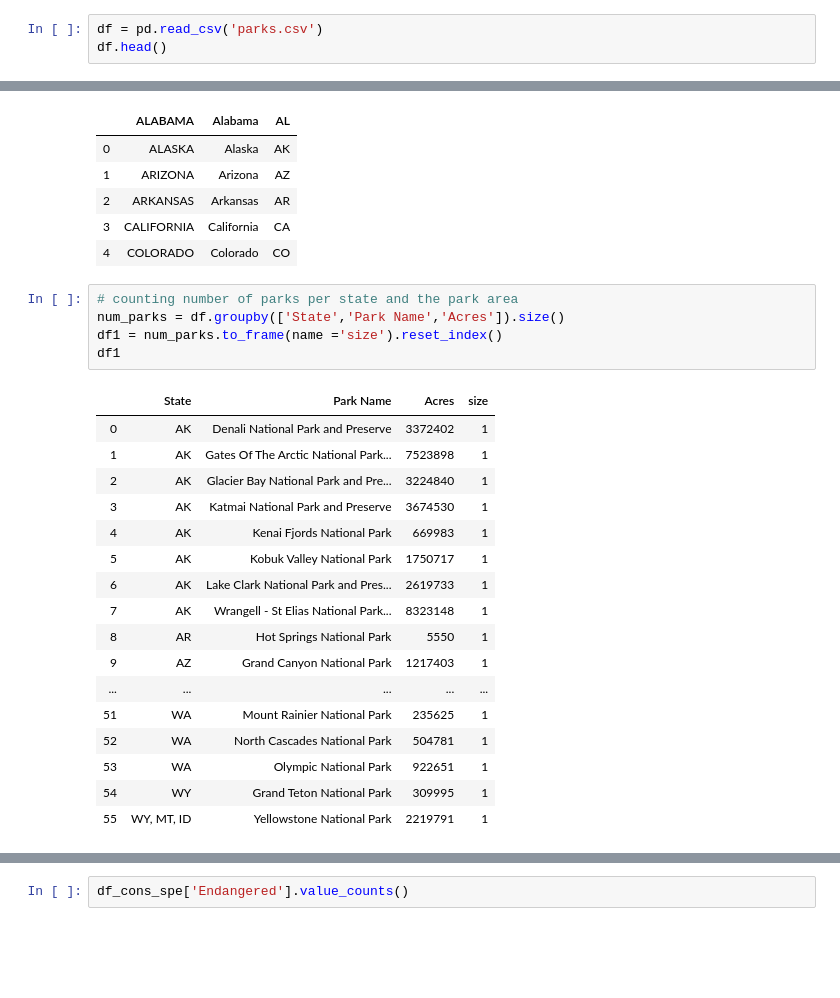
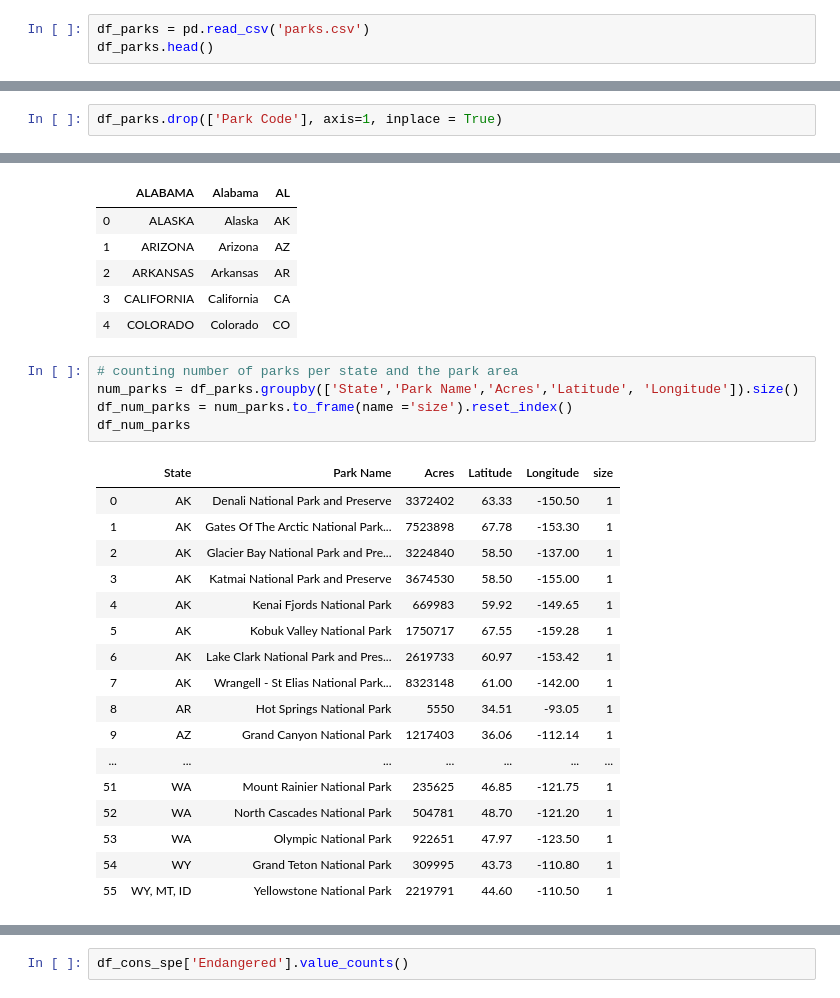
Before and after one commit to ThoaShook/project8, a Jupyter notebook: Park_Diversity.ipynb, the cells around one changed output, grey strips where cells are left out. Saved outputs shown, nothing was run; the diff lists cells and outputs as text; blank space fills up the shorter version.

```diff
--- a/Park_Diversity.ipynb
+++ b/Park_Diversity.ipynb
@@ -8,8 +8,8 @@ sns.set(style="darkgrid")
 import warnings
 warnings.simplefilter("ignore")
 # %%
-df = pd.read_csv('parks.csv')
-df.head()
+df_parks = pd.read_csv('parks.csv')
+df_parks.head()
 # %% [output]
 |  | Park Code | Park Name | State | Acres | Latitude | Longitude |
 | 0 | ACAD | Acadia National Park | ME | 47390 | 44.35 | -68.21 |
@@ -31,6 +31,8 @@ Latitude     56 non-null float64
 Longitude    56 non-null float64
 dtypes: float64(2), int64(1), object(3)
 memory usage: 2.8+ KB
+# %%
+df_parks.drop(['Park Code'], axis=1, inplace = True)
 # %%
 df_states = pd.read_csv('us_states.csv')
 df_states.head()
@@ -43,27 +45,27 @@ df_states.head()
 | 4 | COLORADO | Colorado | CO |
 # %%
 # counting number of parks per state and the park area
-num_parks = df.groupby(['State','Park Name','Acres']).size()
-df1 = num_parks.to_frame(name ='size').reset_index()
-df1
+num_parks = df_parks.groupby(['State','Park Name','Acres','Latitude', 'Longitude']).size()
+df_num_parks = num_parks.to_frame(name ='size').reset_index()
+df_num_parks
 # %% [output]
-|  | State | Park Name | Acres | size |
-| 0 | AK | Denali National Park and Preserve | 3372402 | 1 |
-| 1 | AK | Gates Of The Arctic National Park... | 7523898 | 1 |
-| 2 | AK | Glacier Bay National Park and Pre... | 3224840 | 1 |
-| 3 | AK | Katmai National Park and Preserve | 3674530 | 1 |
-| 4 | AK | Kenai Fjords National Park | 669983 | 1 |
-| 5 | AK | Kobuk Valley National Park | 1750717 | 1 |
-| 6 | AK | Lake Clark National Park and Pres... | 2619733 | 1 |
-| 7 | AK | Wrangell - St Elias National Park... | 8323148 | 1 |
-| 8 | AR | Hot Springs National Park | 5550 | 1 |
-| 9 | AZ | Grand Canyon National Park | 1217403 | 1 |
-| ... | ... | ... | ... | ... |
-| 51 | WA | Mount Rainier National Park | 235625 | 1 |
-| 52 | WA | North Cascades National Park | 504781 | 1 |
-| 53 | WA | Olympic National Park | 922651 | 1 |
-| 54 | WY | Grand Teton National Park | 309995 | 1 |
-| 55 | WY, MT, ID | Yellowstone National Park | 2219791 | 1 |
+|  | State | Park Name | Acres | Latitude | Longitude | size |
+| 0 | AK | Denali National Park and Preserve | 3372402 | 63.33 | -150.50 | 1 |
+| 1 | AK | Gates Of The Arctic National Park... | 7523898 | 67.78 | -153.30 | 1 |
+| 2 | AK | Glacier Bay National Park and Pre... | 3224840 | 58.50 | -137.00 | 1 |
+| 3 | AK | Katmai National Park and Preserve | 3674530 | 58.50 | -155.00 | 1 |
+| 4 | AK | Kenai Fjords National Park | 669983 | 59.92 | -149.65 | 1 |
+| 5 | AK | Kobuk Valley National Park | 1750717 | 67.55 | -159.28 | 1 |
+| 6 | AK | Lake Clark National Park and Pres... | 2619733 | 60.97 | -153.42 | 1 |
+| 7 | AK | Wrangell - St Elias National Park... | 8323148 | 61.00 | -142.00 | 1 |
+| 8 | AR | Hot Springs National Park | 5550 | 34.51 | -93.05 | 1 |
+| 9 | AZ | Grand Canyon National Park | 1217403 | 36.06 | -112.14 | 1 |
+| ... | ... | ... | ... | ... | ... | ... |
+| 51 | WA | Mount Rainier National Park | 235625 | 46.85 | -121.75 | 1 |
+| 52 | WA | North Cascades National Park | 504781 | 48.70 | -121.20 | 1 |
+| 53 | WA | Olympic National Park | 922651 | 47.97 | -123.50 | 1 |
+| 54 | WY | Grand Teton National Park | 309995 | 43.73 | -110.80 | 1 |
+| 55 | WY, MT, ID | Yellowstone National Park | 2219791 | 44.60 | -110.50 | 1 |
 # %%
 # plot Number of National Parks per State
 fig = plt.figure(figsize=(8,6))
```
Also changed, not shown: parts of 11 cells of this notebook.
